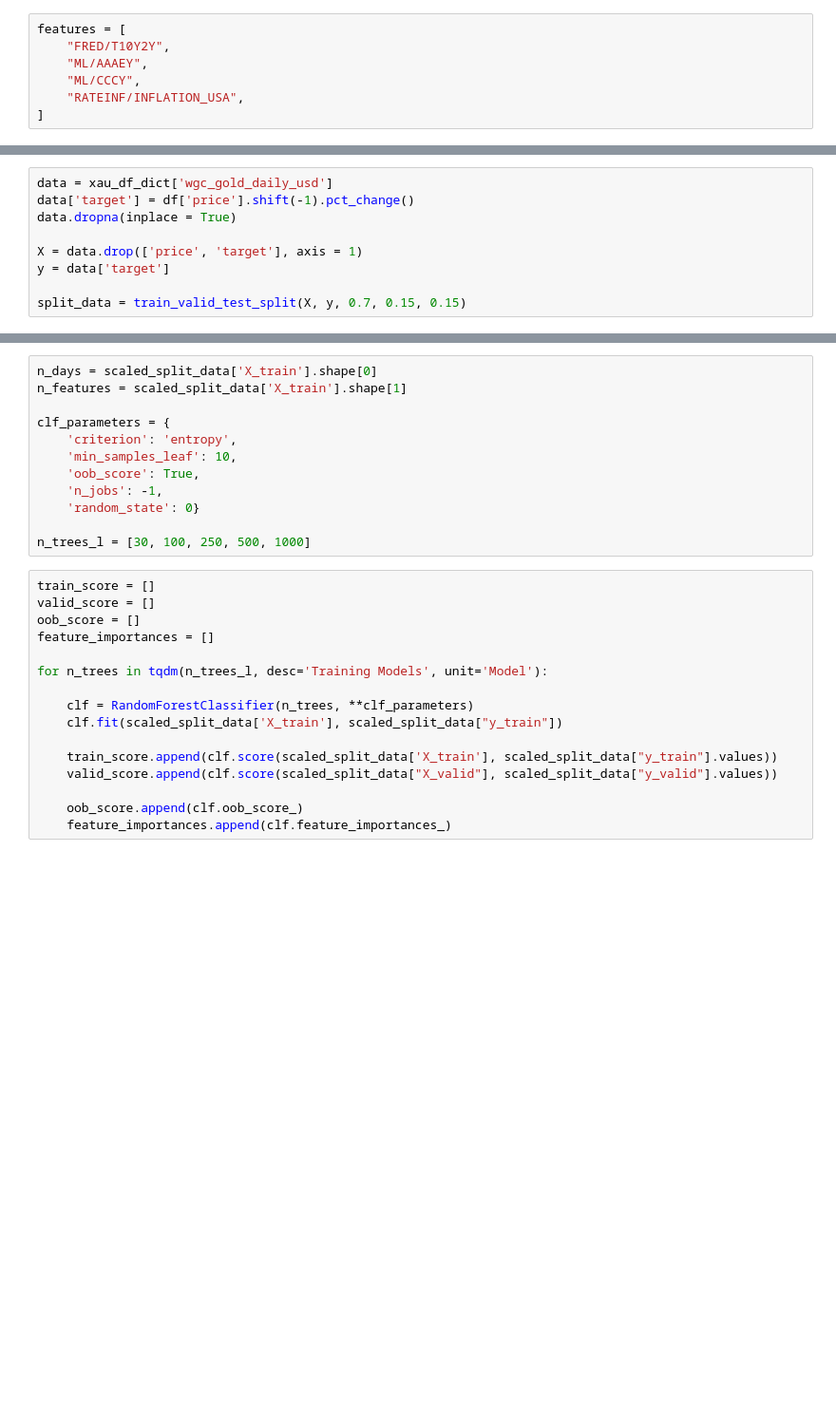
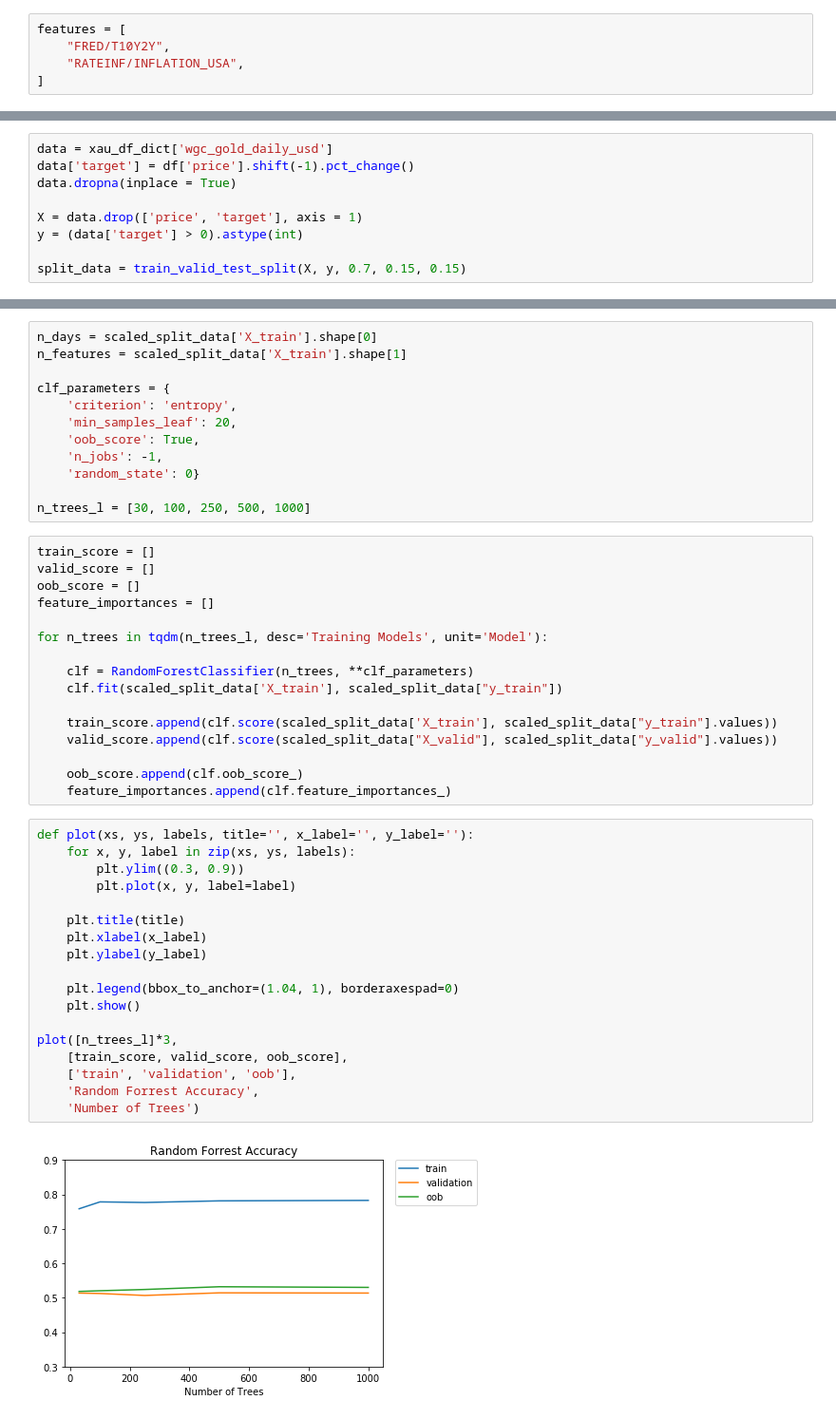
Before and after one commit to jbmoorhouse/gold_returns_predictor, a Jupyter notebook: xauusd_analysis.ipynb, the cells around one changed output, grey strips where cells are left out. Shown at 95% size. Drawn from its saved outputs; the diff is of its cells as text; blank space fills up the shorter version.

```diff
--- a/xauusd_analysis.ipynb
+++ b/xauusd_analysis.ipynb
@@ -79,8 +80,6 @@ for ratio, df in tqdm(xau_df_dict.items()):
 # %%
 features = [
     "FRED/T10Y2Y",
-    "ML/AAAEY",
-    "ML/CCCY",
     "RATEINF/INFLATION_USA",
 ]
 # %%
@@ -213,7 +232,7 @@ data['target'] = df['price'].shift(-1).pct_change()
 data.dropna(inplace = True)
 
 X = data.drop(['price', 'target'], axis = 1)
-y = data['target']
+y = (data['target'] > 0).astype(int)
 
 split_data = train_valid_test_split(X, y, 0.7, 0.15, 0.15)
 # %%
@@ -227,7 +246,7 @@ n_features = scaled_split_data['X_train'].shape[1]
 
 clf_parameters = {
     'criterion': 'entropy',
-    'min_samples_leaf': 10,
+    'min_samples_leaf': 20,
     'oob_score': True,
     'n_jobs': -1,
     'random_state': 0}
@@ -249,3 +268,23 @@ for n_trees in tqdm(n_trees_l, desc='Training Models', unit='Model'):
 
     oob_score.append(clf.oob_score_)
     feature_importances.append(clf.feature_importances_)
+# %%
+def plot(xs, ys, labels, title='', x_label='', y_label=''):
+    for x, y, label in zip(xs, ys, labels):
+        plt.ylim((0.3, 0.9))
+        plt.plot(x, y, label=label)
+
+    plt.title(title)
+    plt.xlabel(x_label)
+    plt.ylabel(y_label)
+
+    plt.legend(bbox_to_anchor=(1.04, 1), borderaxespad=0)
+    plt.show()
+
+plot([n_trees_l]*3,
+    [train_score, valid_score, oob_score],
+    ['train', 'validation', 'oob'],
+    'Random Forrest Accuracy',
+    'Number of Trees')
+# %% [output]
+[figure, added]
```
Also changed, not shown: parts of 7 cells of this notebook.
